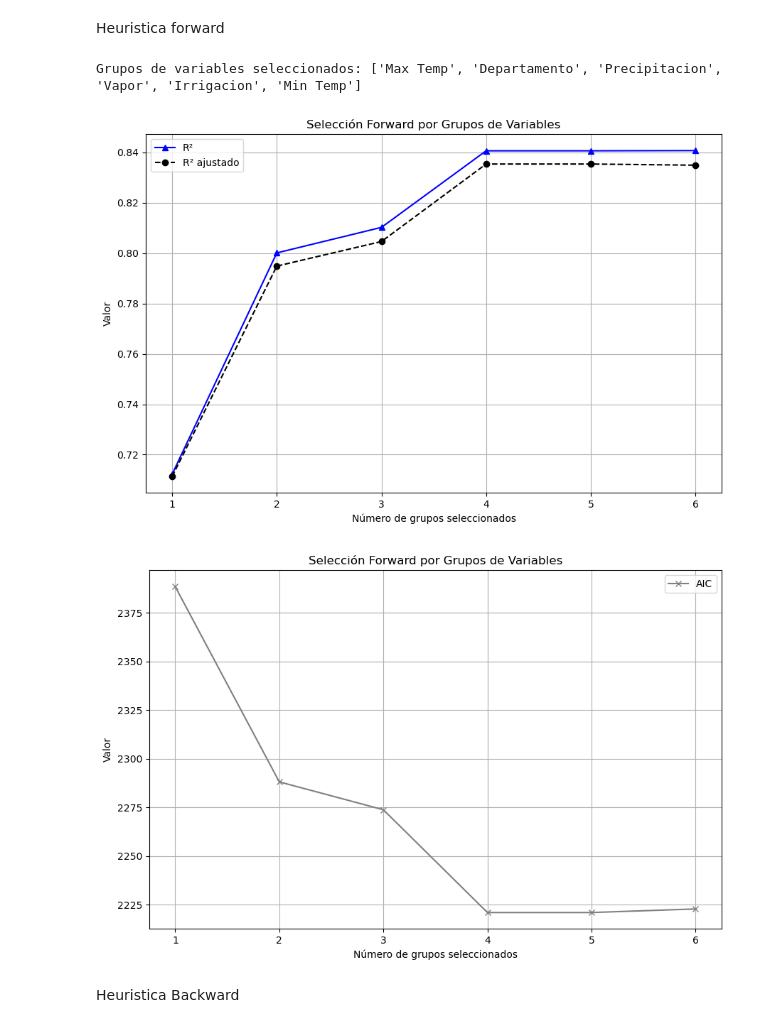
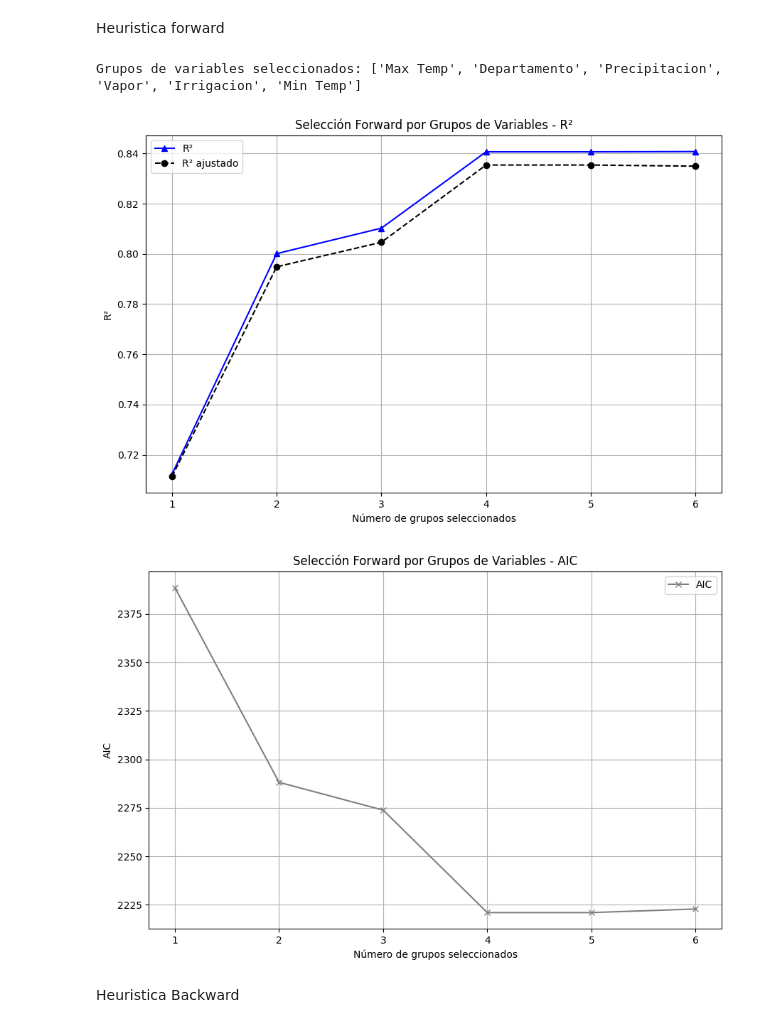
Before and after one commit to salvarezg0911/Modelos-de-prediccion-Tesis, a Jupyter notebook: Resultados/Modelos SOLO con irrigacion.ipynb, the cells around one changed output. Saved outputs shown, nothing was run; the diff lists cells and outputs as text; code cells hidden in the pictures.

```diff
--- a/Resultados/Modelos SOLO con irrigacion.ipynb
+++ b/Resultados/Modelos SOLO con irrigacion.ipynb
@@ -473,6 +473,7 @@ y = df['Toneladas por hectaria']
 
 y = df['Toneladas por hectaria']
 # %%
+import statsmodels.api as sm
 #grupos de variables
 groups = {
     'Max Temp': ['Max Temp'],
@@ -511,39 +512,39 @@ while remaining:
 
         r2_list.append(best_model.rsquared)
         adj_r2_list.append(best_model.rsquared_adj)
         aic_list.append(best_model.aic)
         num_vars.append(len(selected))
     else:
         break
 
 # 9. Resultados finales
 print("Grupos de variables seleccionados:", selected)
 
 # 10. Gráfica
 plt.figure(figsize=(9, 6))
 plt.plot(num_vars, r2_list, marker='^', label="R²", color='blue')
 plt.plot(num_vars, adj_r2_list, marker='o', linestyle='--', label="R² ajustado", color='black')
 plt.xlabel("Número de grupos seleccionados")
-plt.ylabel("Valor")
-plt.title("Selección Forward por Grupos de Variables")
+plt.ylabel("R²")
+plt.title("Selección Forward por Grupos de Variables - R²")
 plt.legend()
 plt.grid(True)
 plt.tight_layout()
 plt.show()
 
 plt.figure(figsize=(9, 6))
 plt.plot(num_vars, aic_list, marker='x', label="AIC", color='gray')
 plt.xlabel("Número de grupos seleccionados")
-plt.ylabel("Valor")
-plt.title("Selección Forward por Grupos de Variables")
+plt.ylabel("AIC")
+plt.title("Selección Forward por Grupos de Variables - AIC")
 plt.legend()
 plt.grid(True)
 plt.tight_layout()
 plt.show()
 # %% [output]
 Grupos de variables seleccionados: ['Max Temp', 'Departamento', 'Precipitacion', 'Vapor', 'Irrigacion', 'Min Temp']
-[figure, old version]
+[figure, new version]
-[figure, old version]
+[figure, new version]
 # %% [markdown]
 Heuristica Backward
 # %%
```
Also changed, not shown: parts of 19 cells of this notebook, 1 other file.
